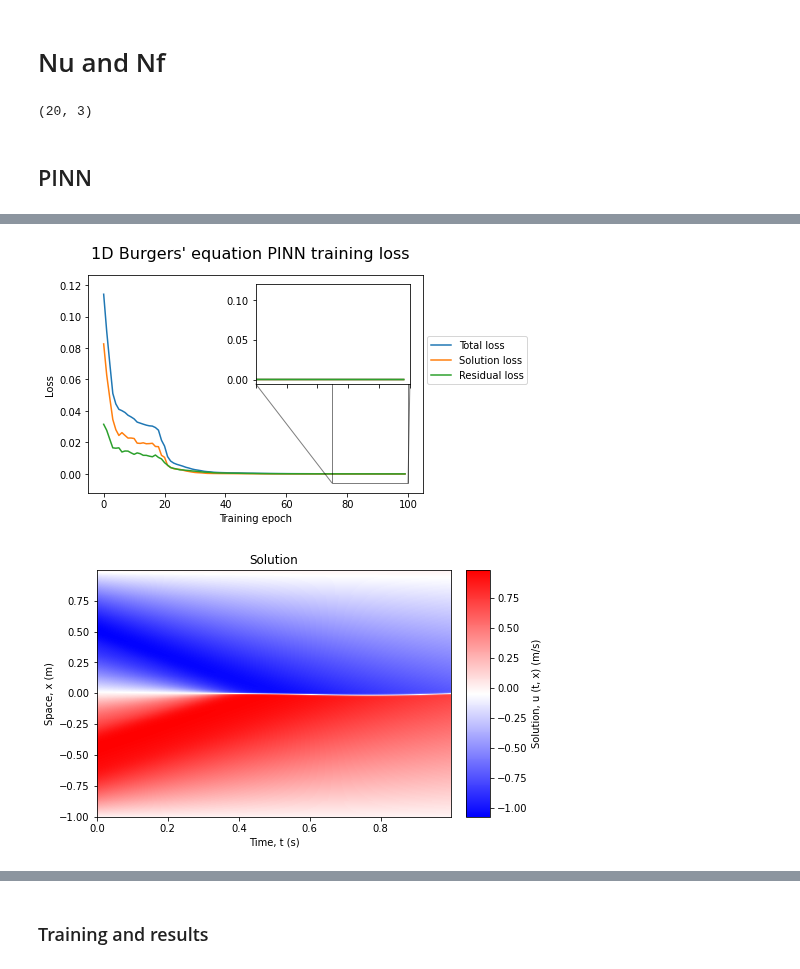
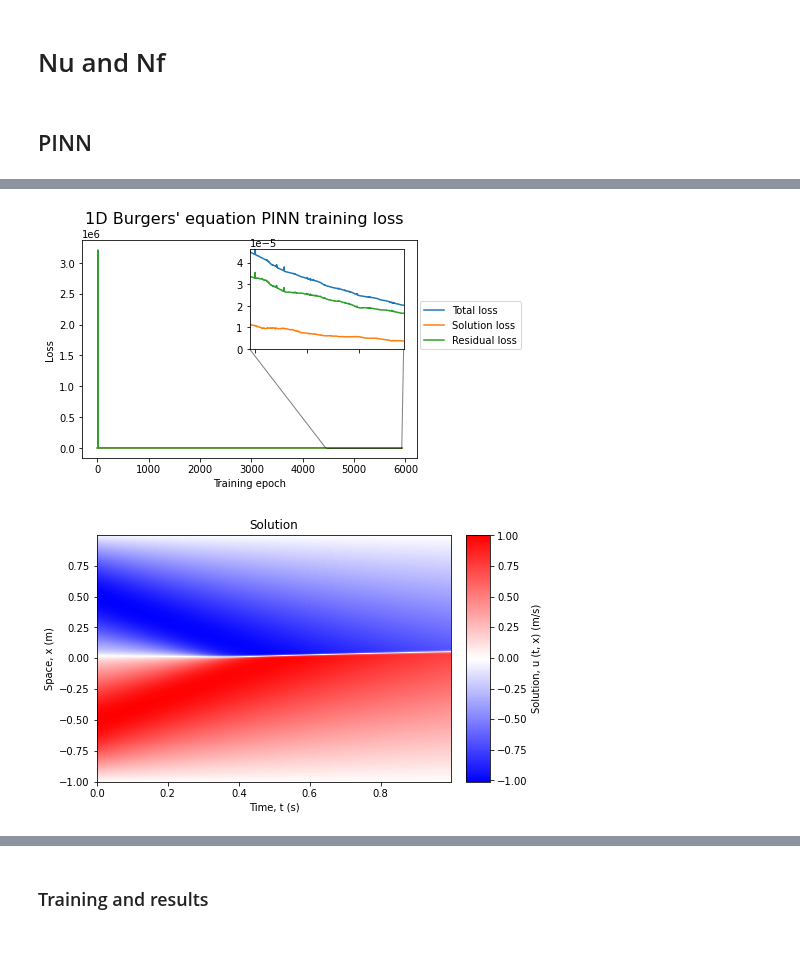
Before and after one commit to StephenTGibson/COMP527-colabNotebooks, a Jupyter notebook: COMP702-MScProject/PINN_method_for_1D_Burgers'_equation_forward_problem_using_L_BFGS.ipynb, the cells around one changed output, grey strips where cells are left out. Cells and saved outputs as stored; diff of their text form; code cells hidden in the pictures.

```diff
--- a/COMP702-MScProject/PINN_method_for_1D_Burgers'_equation_forward_problem_using_L_BFGS.ipynb
+++ b/COMP702-MScProject/PINN_method_for_1D_Burgers'_equation_forward_problem_using_L_BFGS.ipynb
@@ -197,10 +189,6 @@ NfArray[Ninterior:] = NuArray[:, :-1]
 
 # convert numpy array to pytorch tensor and set to store calculated gradients
 # NfTensor = torch.from_numpy(NfSet.astype(np.float32)).requires_grad_()
-# %%
-NuArray.shape
-# %% [output]
-(20, 3)
 # %% [markdown]
 ## PINN
 # %%
@@ -218,13 +206,17 @@ def trainingLossPlot(history):
     ax.set_xlabel('Training epoch')
     ax.set_ylabel('Loss')
     # add an insert ax in top right corner
-    axins = ax.inset_axes([0.5, 0.5, 0.46, 0.46])
+    axins = ax.inset_axes([0.5, 0.5, 0.46, 0.42])
     # plot losses on insert ax
     axins.plot(history[:,0])
     axins.plot(history[:,1])
     axins.plot(history[:,2])
     # set limits of insert ax
-    axins.set_xlim(3*epochs//4, epochs)
+    axins.set_xlim(3*history.shape[0]//4, history.shape[0])
+
+
+
+    axins.set_ylim(0, history[3*history.shape[0]//4:].max())
     # axins.set_ylim(0, 1)
     # remove x axis labels
     axins.set_xticklabels([])
@@ -390,12 +366,9 @@ class NeuralNetwork(nn.Module):
 model = NeuralNetwork()
 print(f'Network parameters: {sum(p.numel() for p in model.parameters())}')
 
-# number of training iterations
-epochs = 100
+model.trainingFunction(NuArray, NfArray)
 
-history = model.trainingFunction(epochs, NuArray, NfArray)
-
-trainingLossPlot(history)
+trainingLossPlot(model.history)
 
 plt.show()
 # %% [output]
@@ -412,9 +392,9 @@ Epoch: 90 --- Elapsed time: 187.39s --- Loss: 6.1266306147445e-05
-[figure, old version]
+[figure, new version]
 # %%
 # set model in evaluation mode
 model.eval()
 # compute meshgrid, solution and residual for plotting
-X, Y, U = meshPlotData(1000, 1000)
+X, Y, U, R = meshPlotData(1000, 1000)
 
 fig = plt.figure(
     figsize=(12, 6),
@@ -434,4 +414,4 @@ solutionAx.set_ylabel('Space, x (m)')
 cbar = fig.colorbar(solutionPlot, use_gridspec=True)
 cbar.set_label('Solution, u (t, x) (m/s)')
 # %% [output]
-[figure, old version]
+[figure, new version]
```
Also changed, not shown: parts of 11 cells of this notebook.
